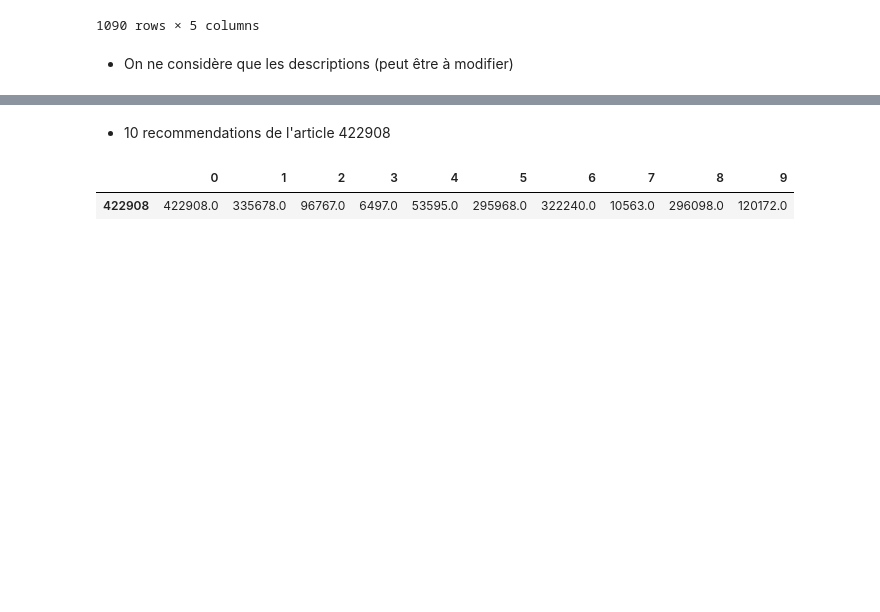
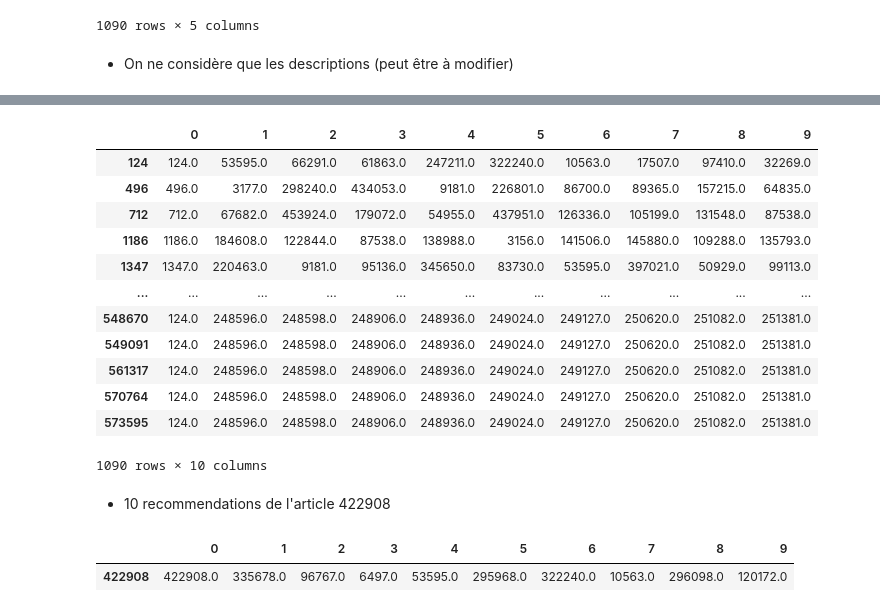
Before and after one commit to clementbernardd/LOG6308, a Jupyter notebook: TP2/TP2_groupe7.ipynb, the cells around one changed output, grey strips where cells are left out. Saved outputs shown, nothing was run; the diff lists cells and outputs as text; code cells hidden in the pictures; blank space fills up the shorter version.

```diff
--- a/TP2/TP2_groupe7.ipynb
+++ b/TP2/TP2_groupe7.ipynb
@@ -185,2 +487,2 @@ def get_recommendation_sim(m = m , N=10) :
 # %%
-df_sim = get_recommendation_sim(N=10)
+df_sim_top_10, df_sim = get_recommendation_sim(N=10)
@@ -355,3 +662,19 @@ df_sim_term_document = get_recommendation_term_document(m =term_document)
+# %%
+df_sim_term_document
+# %% [output]
+|  | 0 | 1 | 2 | 3 | 4 | 5 | 6 | 7 | 8 | 9 |
+| 124 | 124.0 | 53595.0 | 66291.0 | 61863.0 | 247211.0 | 322240.0 | 10563.0 | 17507.0 | 97410.0 | 32269.0 |
+| 496 | 496.0 | 3177.0 | 298240.0 | 434053.0 | 9181.0 | 226801.0 | 86700.0 | 89365.0 | 157215.0 | 64835.0 |
+| 712 | 712.0 | 67682.0 | 453924.0 | 179072.0 | 54955.0 | 437951.0 | 126336.0 | 105199.0 | 131548.0 | 87538.0 |
+| 1186 | 1186.0 | 184608.0 | 122844.0 | 87538.0 | 138988.0 | 3156.0 | 141506.0 | 145880.0 | 109288.0 | 135793.0 |
+| 1347 | 1347.0 | 220463.0 | 9181.0 | 95136.0 | 345650.0 | 83730.0 | 53595.0 | 397021.0 | 50929.0 | 99113.0 |
+| ... | ... | ... | ... | ... | ... | ... | ... | ... | ... | ... |
+| 548670 | 124.0 | 248596.0 | 248598.0 | 248906.0 | 248936.0 | 249024.0 | 249127.0 | 250620.0 | 251082.0 | 251381.0 |
+| 549091 | 124.0 | 248596.0 | 248598.0 | 248906.0 | 248936.0 | 249024.0 | 249127.0 | 250620.0 | 251082.0 | 251381.0 |
+| 561317 | 124.0 | 248596.0 | 248598.0 | 248906.0 | 248936.0 | 249024.0 | 249127.0 | 250620.0 | 251082.0 | 251381.0 |
+| 570764 | 124.0 | 248596.0 | 248598.0 | 248906.0 | 248936.0 | 249024.0 | 249127.0 | 250620.0 | 251082.0 | 251381.0 |
+| 573595 | 124.0 | 248596.0 | 248598.0 | 248906.0 | 248936.0 | 249024.0 | 249127.0 | 250620.0 | 251082.0 | 251381.0 |
+1090 rows × 10 columns
 # %% [markdown]
 - 10 recommendations de l'article 422908
 # %%
```
Also changed, not shown: parts of 74 cells of this notebook.
